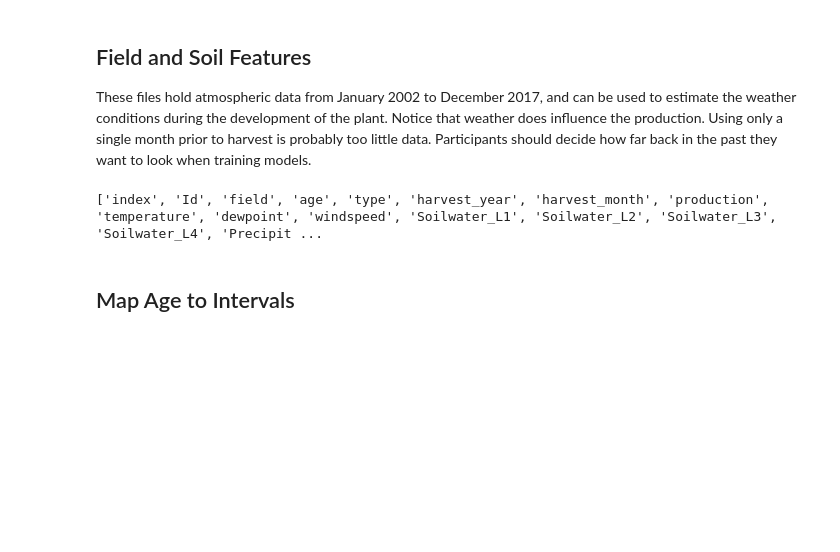
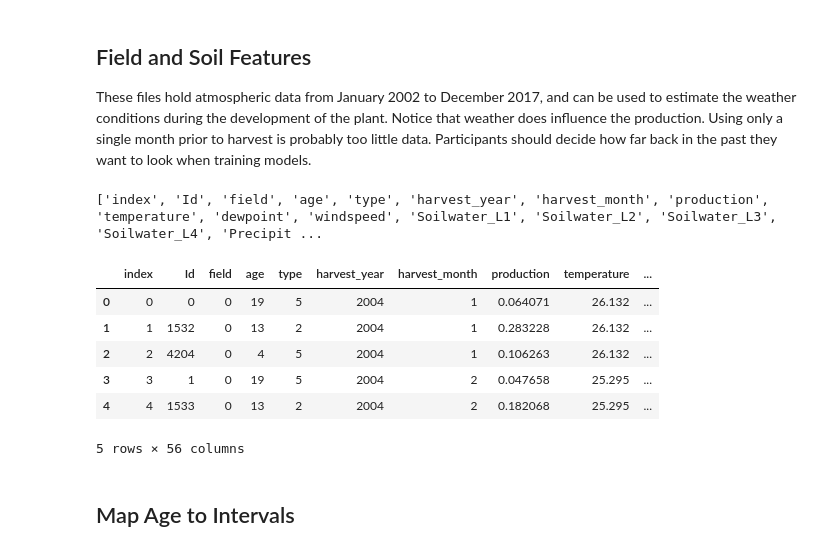
Before and after one commit to eraldoluis/kddbr-2018, a Jupyter notebook: nb/validation-svr-onehotencoder.ipynb, the cells around one changed output. Drawn from its saved outputs; the diff is of its cells as text; code cells hidden in the pictures; blank space fills up the shorter version.

```diff
--- a/nb/validation-svr-onehotencoder.ipynb
+++ b/nb/validation-svr-onehotencoder.ipynb
@@ -68,6 +72,16 @@ df_all_ftrs = addFieldDataFtrs(df_all, shiftPeriod=6, shiftFtrs=['temperature',
 print(list(df_all_ftrs.columns))
 # %% [output]
 ['index', 'Id', 'field', 'age', 'type', 'harvest_year', 'harvest_month', 'production', 'temperature', 'dewpoint', 'windspeed', 'Soilwater_L1', 'Soilwater_L2', 'Soilwater_L3', 'Soilwater_L4', 'Precipit ...
+# %%
+df_all_ftrs.head()
+# %% [output]
+|  | index | Id | field | age | type | harvest_year | harvest_month | production | temperature | ... |
+| 0 | 0 | 0 | 0 | 19 | 5 | 2004 | 1 | 0.064071 | 26.132 | ... |
+| 1 | 1 | 1532 | 0 | 13 | 2 | 2004 | 1 | 0.283228 | 26.132 | ... |
+| 2 | 2 | 4204 | 0 | 4 | 5 | 2004 | 1 | 0.106263 | 26.132 | ... |
+| 3 | 3 | 1 | 0 | 19 | 5 | 2004 | 2 | 0.047658 | 25.295 | ... |
+| 4 | 4 | 1533 | 0 | 13 | 2 | 2004 | 2 | 0.182068 | 25.295 | ... |
+5 rows × 56 columns
 # %% [markdown]
 ## Map Age to Intervals
 # %%
```
Also changed, not shown: parts of 10 cells of this notebook, 2 other files.
